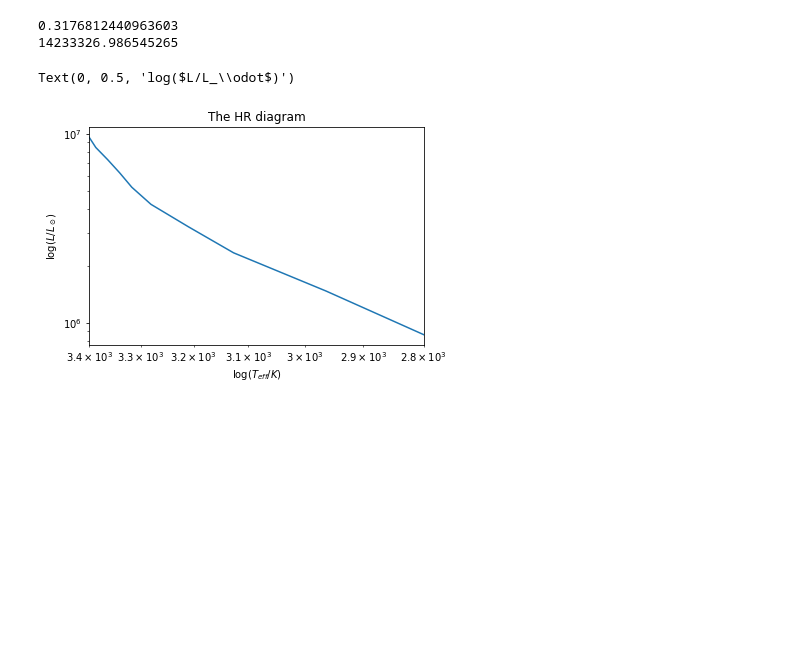
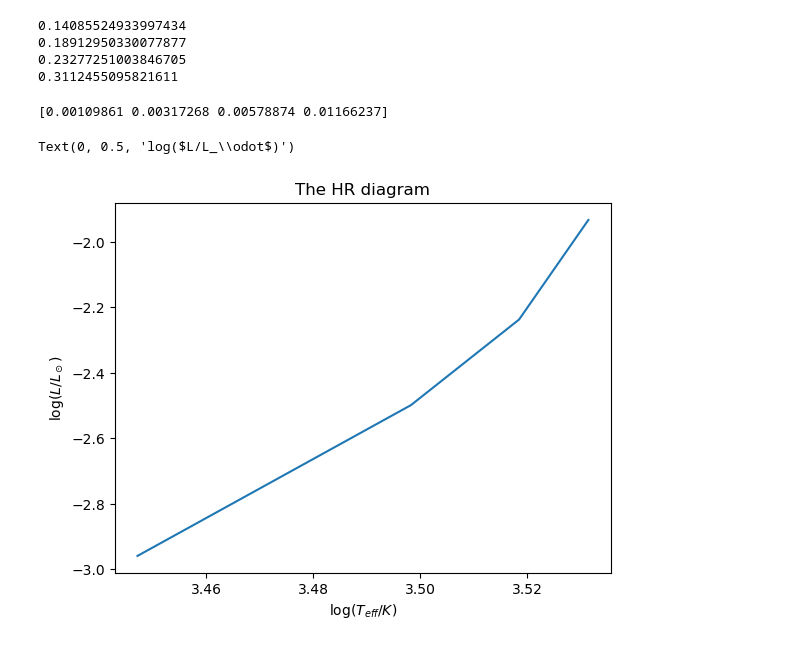
Before and after one commit to tairaeli/AST_304_Projects, a Jupyter notebook: project3/Michaels_attempt.ipynb, the cells around one changed output. Cells and saved outputs as stored; diff of their text form; code cells hidden in the pictures; blank space fills up the shorter version.

```diff
--- a/project3/Michaels_attempt.ipynb
+++ b/project3/Michaels_attempt.ipynb
@@ -3,16 +3,20 @@ import numpy as np
 from structure import central_thermal, integrate
 from eos import mean_molecular_weight
 from zams import Teff, surface_luminosity
-from astro_const import Rsun, Msun
+from astro_const import Rsun, Msun, Lsun
 from scipy.optimize import brentq
 
 r0 = 0.000000001
 
-delta_m = 1e-30
+# delta_m = 1e-30
 
-eta = 9e-20
+# eta = 1e-20
 
-xi = 0.05
+# xi = 0.05
+
+delta_m = 5e-20
+eta = 1e-20
+xi = 5e-2
 
 XH = 0.706
 
@@ -33,54 +37,59 @@ def min_this(R_guess, S_mass, delta_m, eta, xi, mu):
     m, r, p, l = integrate(Pc,rhoc,Tc,delta_m,eta,xi,mu)
 
     # calculating desired radius
-    L_surface = surface_luminosity(Teff(S_mass*Msun),R_guess*Rsun)
+    L_want = surface_luminosity(Teff(S_mass*Msun),r[-1])
 
-    return l[-1] - L_surface
+    return L_want - l[-1]
 
-mass_list = np.linspace(0.1,0.31,10)
+mass_list = np.array([0.1, 0.15, 0.2, 0.3])
 # mass_list = [0.1]
 L_list = np.zeros(len(mass_list))
 Teff_list = np.zeros(len(mass_list))
 rhoc_list = np.zeros(len(mass_list))
 Tc_list = np.zeros(len(mass_list))
+R_list = np.zeros(len(mass_list))
+
 
 for i,S_mass in enumerate(mass_list):
-    R_final = brentq(min_this,a = 0.01, b = 1, xtol = 1e-10,args = (S_mass, delta_m, eta, xi, mu))
+
+    R_final = brentq(min_this,a = 0.0001, b = 1, args = (S_mass, delta_m, eta, xi, mu))
 
     T_surf = Teff(S_mass)
 
     Teff_list[i] = T_surf
 
-    L_list[i] = surface_luminosity(T_surf,R_final)
+    L_list[i] = surface_luminosity(T_surf,R_final*Rsun)/Lsun
 
     Pc, rhoc, Tc = central_thermal(S_mass, R_final, mu)
 
-    rhoc_list[i] = rhoc
+    rhoc_list[i] = 1000*rhoc/(100**3)
 
     Tc_list[i] = Tc
 
-print(R_final)
+    R_list[i] = R_final
 
-Pc, rhoc, Tc = central_thermal(S_mass, R_final, mu)
-
-m, r, p, l = integrate(Pc,rhoc,Tc,delta_m,eta,xi,mu)
-
-print(R*Rsun - r[-1])
+    print(R_final)
 # %% [output]
-0.3176812440963603
-14233326.986545265
+0.14085524933997434
+0.18912950330077877
+0.23277251003846705
+0.3112455095821611
+# %%
+print(L_list)
+# %% [output]
+[0.00109861 0.00317268 0.00578874 0.01166237]
 # %%
 import matplotlib.pyplot as plt
 
-plt.plot(Teff_list,L_list)
-plt.xlim(max(Teff_list), min(Teff_list))
-plt.xscale("log")
-plt.yscale("log")
+plt.plot(np.log10(Teff_list), np.log10(L_list))
+# plt.xlim(max(Teff_list), min(Teff_list))
+# plt.xscale("log")
+# plt.yscale("log")
 
 plt.title("The HR diagram")
 plt.xlabel(r"log($T_{eff}/K$)")
 plt.ylabel(r"log($L/L_\odot$)")
 # %% [output]
 Text(0, 0.5, 'log($L/L_\\odot$)')
-[figure, old version]
+[figure, new version]
 # %%
```
Also changed, not shown: parts of 7 cells of this notebook, 1 other file.
